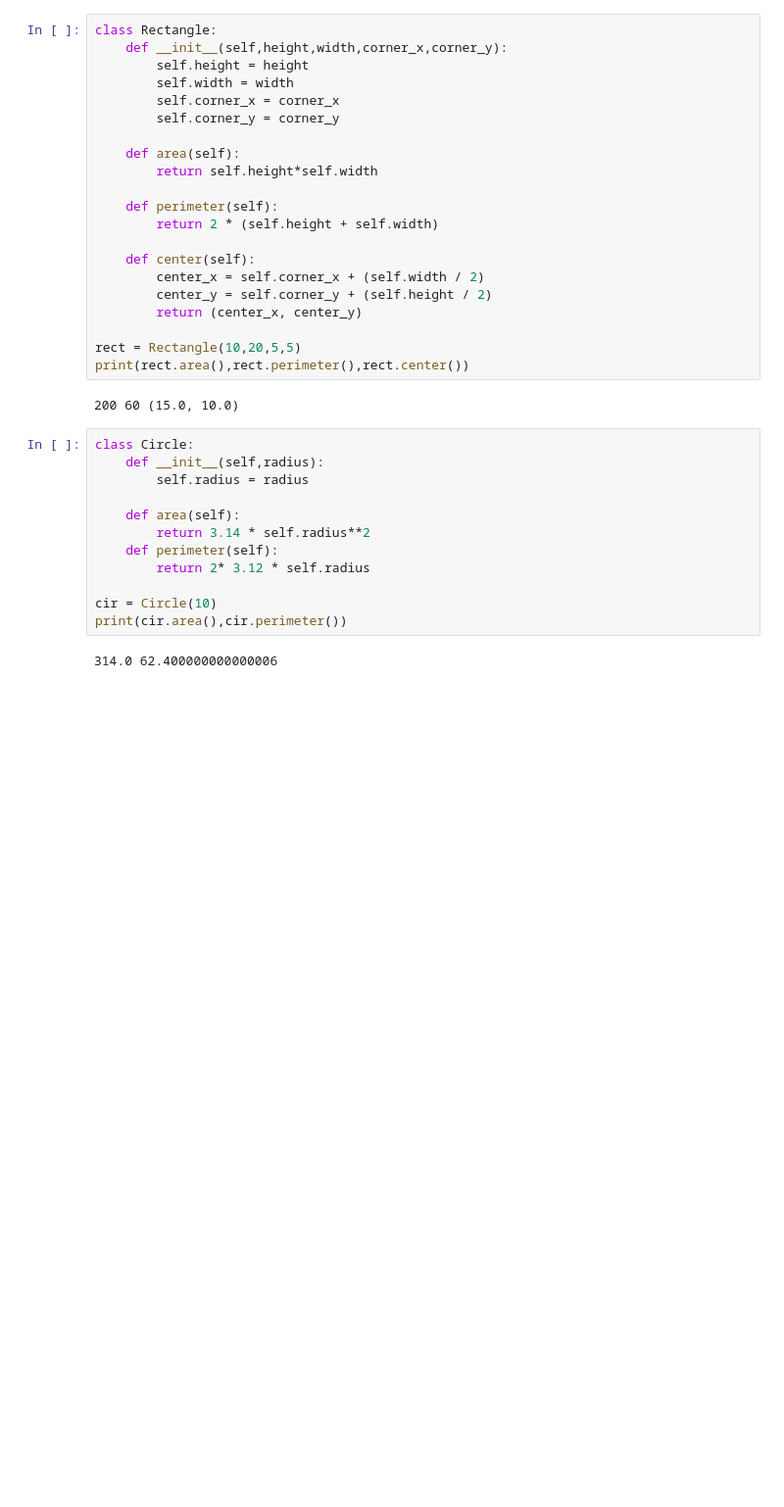
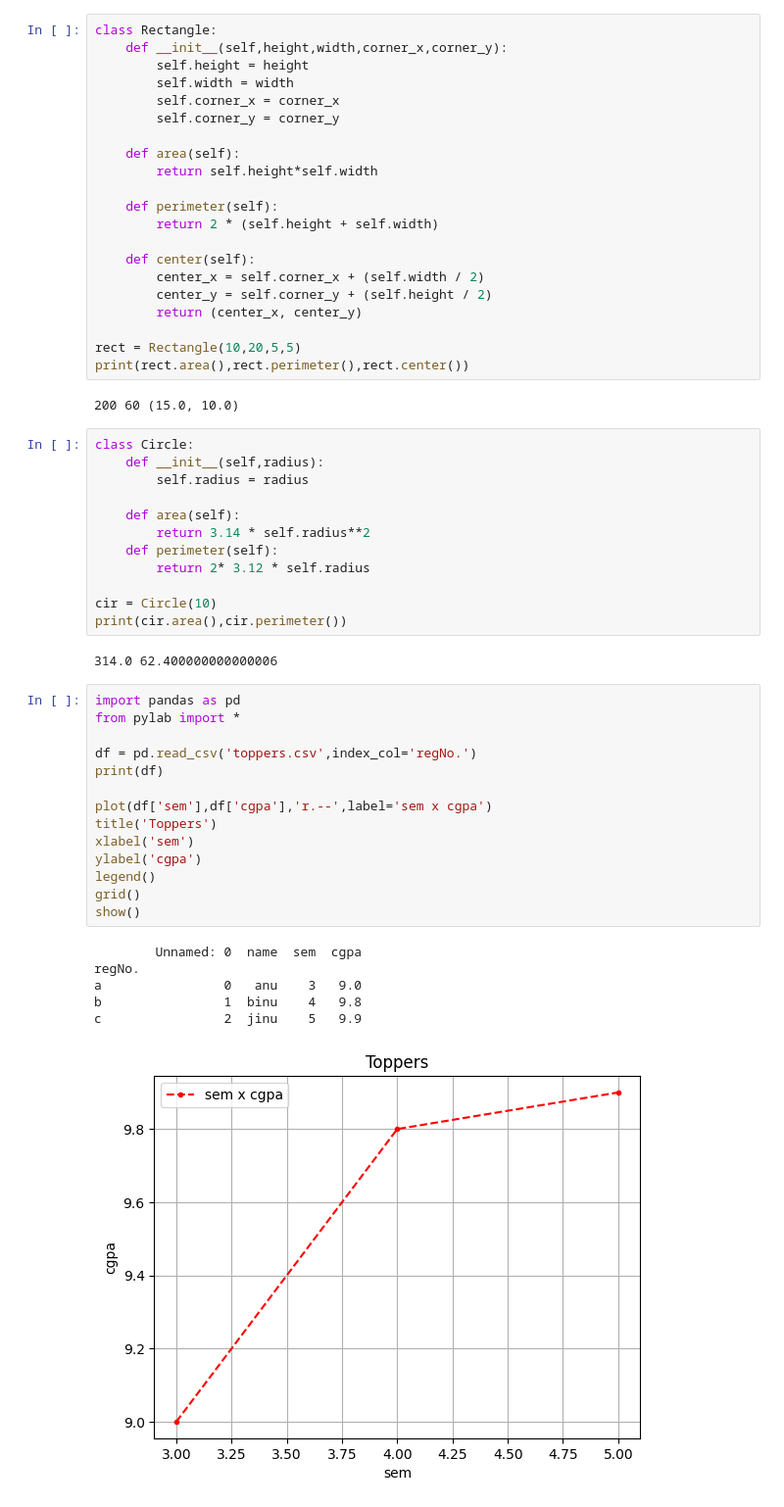
Before and after one commit to Coop04/Programming-Notes, a Jupyter notebook: Python/Problems/problems.ipynb, the cells around one changed output. Shown at 98% size. Drawn from its saved outputs; the diff is of its cells as text; blank space fills up the shorter version.

```diff
--- a/Python/Problems/problems.ipynb
+++ b/Python/Problems/problems.ipynb
@@ -171,3 +171,24 @@ cir = Circle(10)
 print(cir.area(),cir.perimeter())
 # %% [output]
 314.0 62.400000000000006
+# %%
+import pandas as pd
+from pylab import *
+
+df = pd.read_csv('toppers.csv',index_col='regNo.')
+print(df)
+
+plot(df['sem'],df['cgpa'],'r.--',label='sem x cgpa')
+title('Toppers')
+xlabel('sem')
+ylabel('cgpa')
+legend()
+grid()
+show()
+# %% [output]
+        Unnamed: 0  name  sem  cgpa
+regNo.
+a                0   anu    3   9.0
+b                1  binu    4   9.8
+c                2  jinu    5   9.9
+[figure, added]
```
Also changed, not shown: parts of 21 cells of this notebook, 8 other files.
